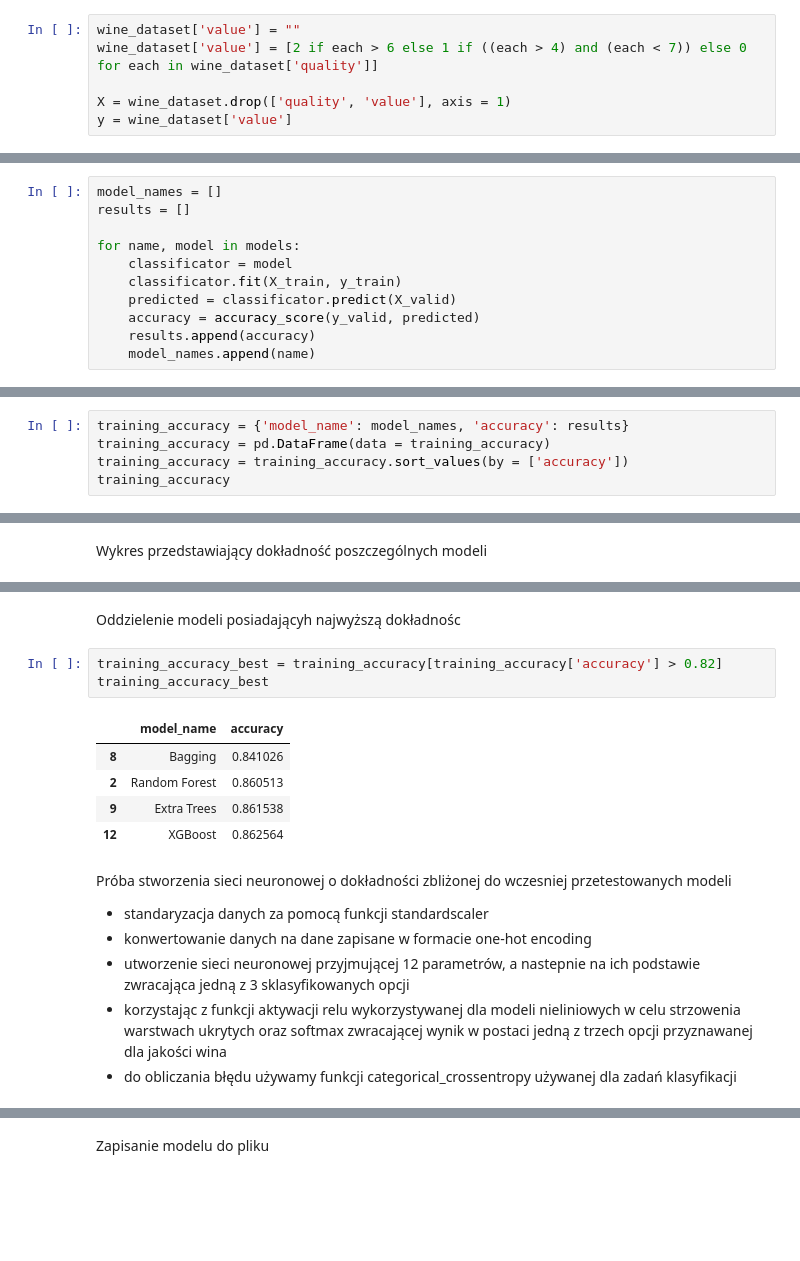
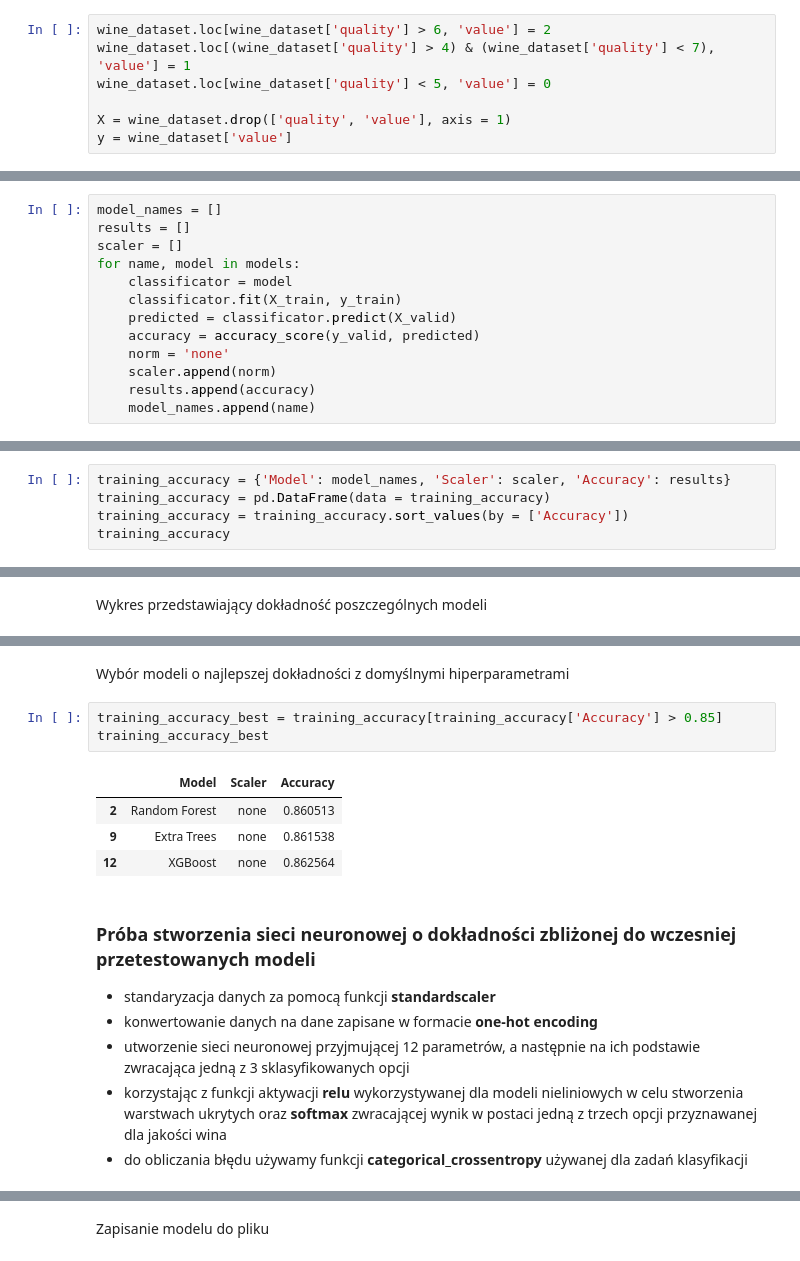
Before and after one commit to SzymonBal/Wine-Quality-Prediction-Python, a Jupyter notebook: wine_quality_prediction.ipynb, the cells around one changed output, grey strips where cells are left out. Saved outputs shown, nothing was run; the diff lists cells and outputs as text; blank space fills up the shorter version.

```diff
--- a/wine_quality_prediction.ipynb
+++ b/wine_quality_prediction.ipynb
@@ -274,7 +344,8 @@ Klasyfikacja odbywa się następująco:
 - wina z ocenami wyżsszymi od 7 to wina są dobrej jakości
 # %%
-wine_dataset['value'] = ""
-wine_dataset['value'] = [2 if each > 6 else 1 if ((each > 4) and (each < 7)) else 0 for each in wine_dataset['quality']]
+wine_dataset.loc[wine_dataset['quality'] > 6, 'value'] = 2
+wine_dataset.loc[(wine_dataset['quality'] > 4) & (wine_dataset['quality'] < 7), 'value'] = 1
+wine_dataset.loc[wine_dataset['quality'] < 5, 'value'] = 0
 
 X = wine_dataset.drop(['quality', 'value'], axis = 1)
 y = wine_dataset['value']
@@ -361,12 +488,14 @@ Accuracy score poleca na porównaniu dwóch zestawów danych czego wynikiem jest
 # %%
 model_names = []
 results = []
-
+scaler = []
 for name, model in models:
     classificator = model
     classificator.fit(X_train, y_train)
     predicted = classificator.predict(X_valid)
     accuracy = accuracy_score(y_valid, predicted)
+    norm = 'none'
+    scaler.append(norm)
     results.append(accuracy)
     model_names.append(name)
 # %% [markdown]
@@ -374,6 +503,6 @@ Prezentacja wydajnośc posortowanych modeli przed próbą zmian hiperparamterów
 # %%
-training_accuracy = {'model_name': model_names, 'accuracy': results}
+training_accuracy = {'Model': model_names, 'Scaler': scaler, 'Accuracy': results}
 training_accuracy = pd.DataFrame(data = training_accuracy)
-training_accuracy = training_accuracy.sort_values(by = ['accuracy'])
+training_accuracy = training_accuracy.sort_values(by = ['Accuracy'])
 training_accuracy
 # %% [output]
@@ -409,19 +538,18 @@ plt.show()
-# %% [markdown]
-Oddzielenie modeli posiadającyh najwyższą dokładnośc
+# %% [markdown]
+Wybór modeli o najlepszej dokładności z domyślnymi hiperparametrami
 # %%
-training_accuracy_best = training_accuracy[training_accuracy['accuracy'] > 0.82]
+training_accuracy_best = training_accuracy[training_accuracy['Accuracy'] > 0.85]
 training_accuracy_best
 # %% [output]
-|  | model_name | accuracy |
-| 8 | Bagging | 0.841026 |
-| 2 | Random Forest | 0.860513 |
-| 9 | Extra Trees | 0.861538 |
-| 12 | XGBoost | 0.862564 |
+|  | Model | Scaler | Accuracy |
+| 2 | Random Forest | none | 0.860513 |
+| 9 | Extra Trees | none | 0.861538 |
+| 12 | XGBoost | none | 0.862564 |
 # %% [markdown]
-Próba stworzenia sieci neuronowej o dokładności zbliżonej do wczesniej przetestowanych modeli <br>
-- standaryzacja danych za pomocą funkcji standardscaler
-- konwertowanie danych na dane zapisane w formacie one-hot encoding
-- utworzenie sieci neuronowej przyjmującej 12 parametrów, a nastepnie na ich podstawie zwracająca jedną z 3 sklasyfikowanych opcji
-- korzystając z funkcji aktywacji relu wykorzystywanej dla modeli nieliniowych w celu strzowenia warstwach ukrytych oraz softmax zwracającej wynik w postaci jedną z trzech opcji przyznawanej dla jakości wina
-- do obliczania błędu używamy funkcji categorical_crossentropy używanej dla zadań klasyfikacji
+### Próba stworzenia sieci neuronowej o dokładności zbliżonej do wczesniej przetestowanych modeli <br>
+- standaryzacja danych za pomocą funkcji **standardscaler**
+- konwertowanie danych na dane zapisane w formacie **one-hot encoding**
+- utworzenie sieci neuronowej przyjmującej 12 parametrów, a następnie na ich podstawie zwracająca jedną z 3 sklasyfikowanych opcji
+- korzystając z funkcji aktywacji **relu** wykorzystywanej dla modeli nieliniowych w celu stworzenia warstwach ukrytych oraz **softmax** zwracającej wynik w postaci jedną z trzech opcji przyznawanej dla jakości wina
+- do obliczania błędu używamy funkcji **categorical_crossentropy** używanej dla zadań klasyfikacji
 # %%
```
Also changed, not shown: parts of 58 cells of this notebook.
